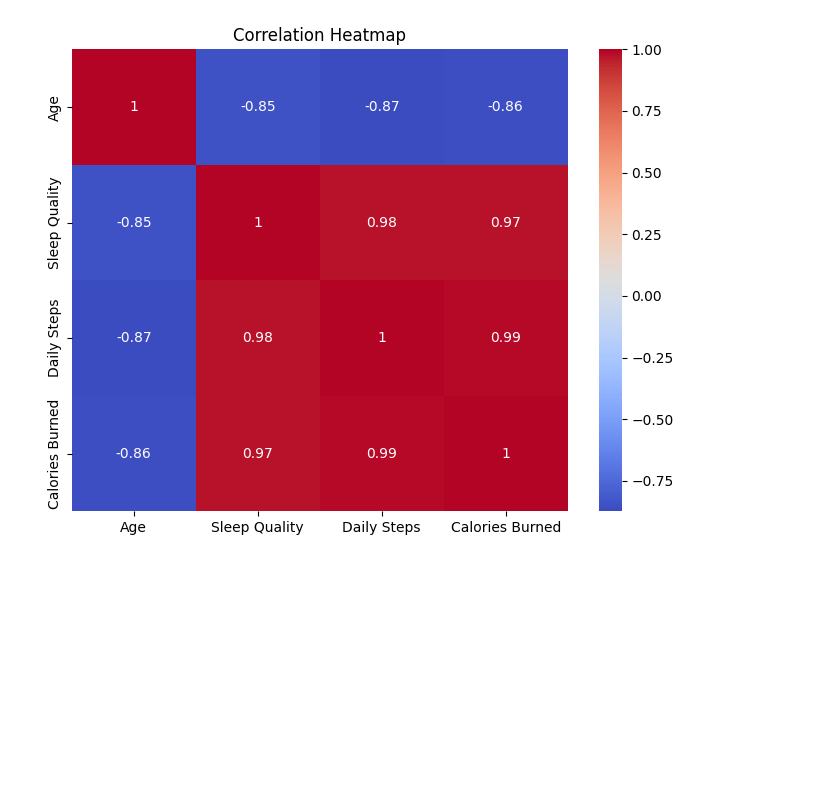
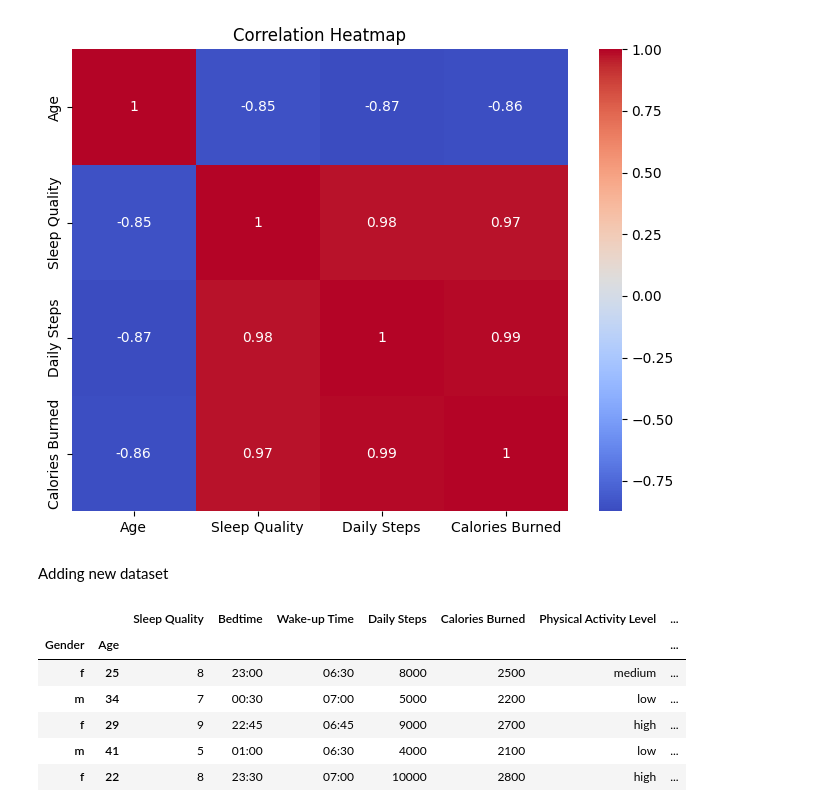
Before and after one commit to Laxman2024/Health-and-sleep-statistics, a Jupyter notebook: sleep.ipynb, the cells around one changed output. Cells and saved outputs as stored; diff of their text form; code cells hidden in the pictures; blank space fills up the shorter version.

```diff
--- a/sleep.ipynb
+++ b/sleep.ipynb
@@ -391,3 +391,15 @@ plt.title('Correlation Heatmap')
 plt.show()
 # %% [output]
 [figure]
+# %% [markdown]
+Adding new dataset
+# %%
+data.head()
+# %% [output]
+|  |  | Sleep Quality | Bedtime | Wake-up Time | Daily Steps | Calories Burned | Physical Activity Level | ... |
+| Gender | Age |  |  |  |  |  |  | ... |
+| f | 25 | 8 | 23:00 | 06:30 | 8000 | 2500 | medium | ... |
+| m | 34 | 7 | 00:30 | 07:00 | 5000 | 2200 | low | ... |
+| f | 29 | 9 | 22:45 | 06:45 | 9000 | 2700 | high | ... |
+| m | 41 | 5 | 01:00 | 06:30 | 4000 | 2100 | low | ... |
+| f | 22 | 8 | 23:30 | 07:00 | 10000 | 2800 | high | ... |
```
Also changed, not shown: parts of 11 cells of this notebook.
